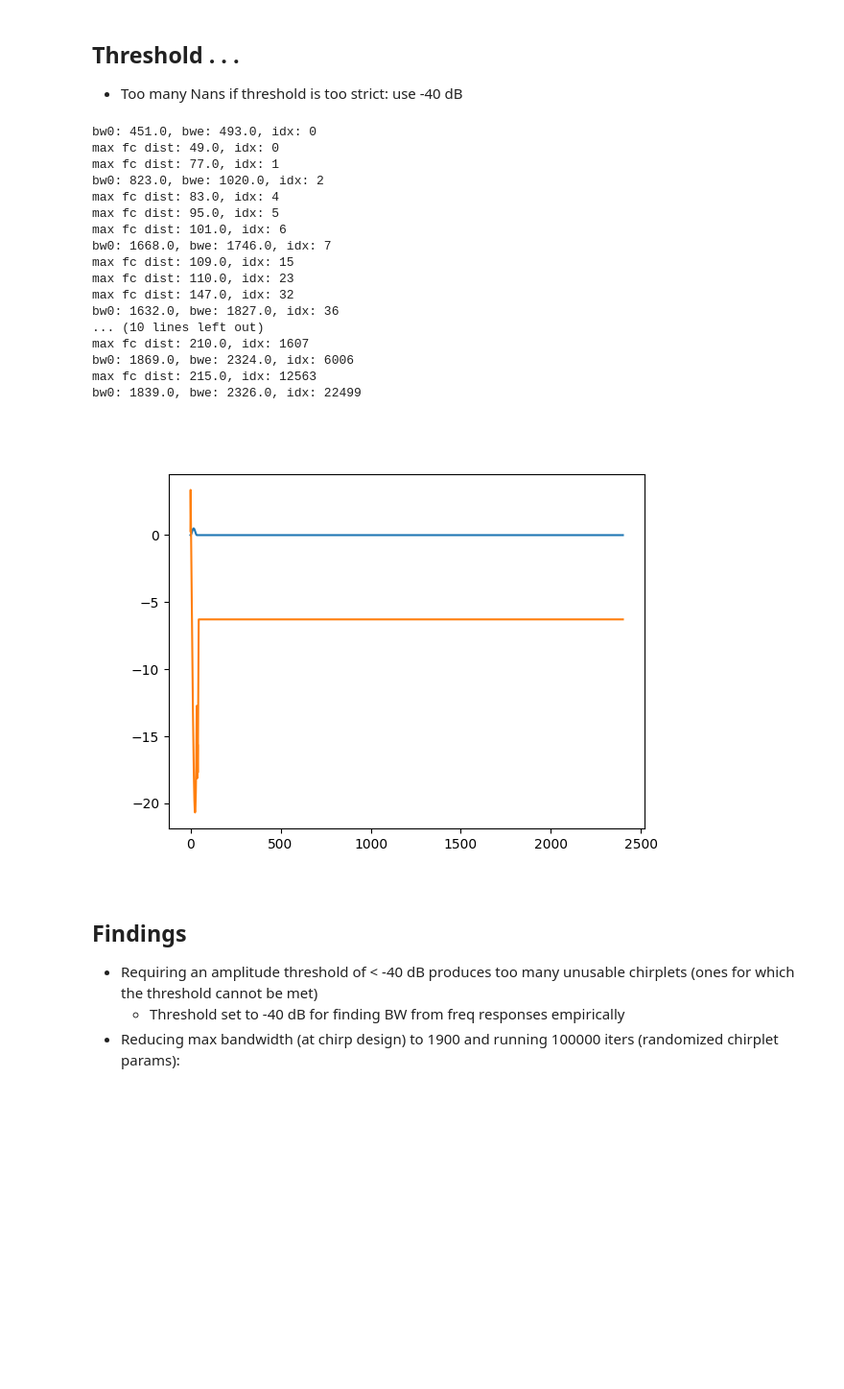
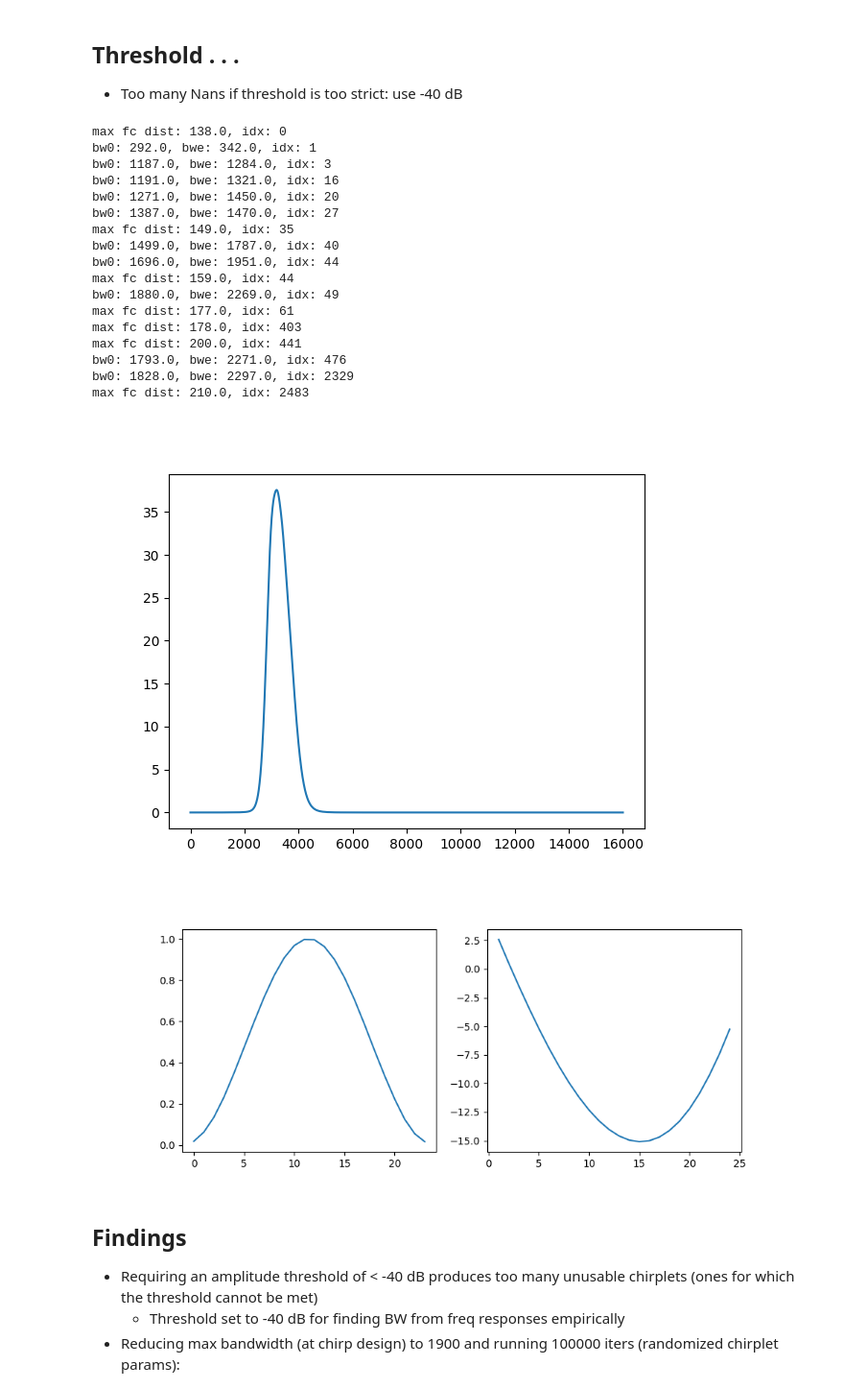
Before and after one commit to lane-miller/speech-deepfake-detection, a Jupyter notebook: 01_poc/04_bandpass_samp.ipynb, the cells around one changed output. Shown at 96% size. Cells and saved outputs as stored; diff of their text form; code cells hidden in the pictures; blank space fills up the shorter version.

Commit message:
Add hilbert transform to conv1d output to avoid potential mirror overlap in complex demod operation (as part of band limited sampling)

```diff
--- a/01_poc/04_bandpass_samp.ipynb
+++ b/01_poc/04_bandpass_samp.ipynb
@@ -82,7 +82,7 @@ plt.show()
 [figure]
 # %%
 # Generate many chirplets and collect data
-N = 25000
+N = 2500
 data = []
 
 for i in range(N):
@@ -179,55 +165,71 @@ for i, d in enumerate(data):
         imax_fc_shift = i
         print(f"max fc dist: {max_fc_shift}, idx: {i}")
 # %% [output]
-bw0: 451.0, bwe: 493.0, idx: 0
-max fc dist: 49.0, idx: 0
-max fc dist: 77.0, idx: 1
-bw0: 823.0, bwe: 1020.0, idx: 2
-max fc dist: 83.0, idx: 4
-max fc dist: 95.0, idx: 5
-max fc dist: 101.0, idx: 6
-bw0: 1668.0, bwe: 1746.0, idx: 7
-max fc dist: 109.0, idx: 15
-max fc dist: 110.0, idx: 23
-max fc dist: 147.0, idx: 32
-bw0: 1632.0, bwe: 1827.0, idx: 36
-... (10 lines left out)
-max fc dist: 210.0, idx: 1607
-bw0: 1869.0, bwe: 2324.0, idx: 6006
-max fc dist: 215.0, idx: 12563
-bw0: 1839.0, bwe: 2326.0, idx: 22499
+max fc dist: 138.0, idx: 0
+bw0: 292.0, bwe: 342.0, idx: 1
+bw0: 1187.0, bwe: 1284.0, idx: 3
+bw0: 1191.0, bwe: 1321.0, idx: 16
+bw0: 1271.0, bwe: 1450.0, idx: 20
+bw0: 1387.0, bwe: 1470.0, idx: 27
+max fc dist: 149.0, idx: 35
+bw0: 1499.0, bwe: 1787.0, idx: 40
+bw0: 1696.0, bwe: 1951.0, idx: 44
+max fc dist: 159.0, idx: 44
+bw0: 1880.0, bwe: 2269.0, idx: 49
+max fc dist: 177.0, idx: 61
+max fc dist: 178.0, idx: 403
+max fc dist: 200.0, idx: 441
+bw0: 1793.0, bwe: 2271.0, idx: 476
+bw0: 1828.0, bwe: 2297.0, idx: 2329
+max fc dist: 210.0, idx: 2483
 # %%
 # Complex demodulation bandpass sampling - first on padded chirplet
 
-from scipy.signal import resample_poly
+from scipy.signal import resample_poly, hilbert
 from fractions import Fraction
 
 frac = Fraction(2400, FS).limit_denominator(1000)
 up, down = frac.numerator, frac.denominator
 
 # Recreate chirplet from previous test w max empirical bw / fc distortion
 idx = imax_bwe
-idx = imax_fc_shift
-idx = 32
+# idx = imax_fc_shift
 
 p = data[idx]
 ch = pchirp(p["f1f2"][0], p["f1f2"][1], p["duration_ms"], p["degree"])
 chp = np.pad(ch, (0, int(FS * T - len(ch))))
 
 # Compute new fc
 f1e, f2e = get_bw_actual(chp, -40)
 fce = (f1e + f2e) / 2
 
+# Hilbert transform before shifting and downsampling to avoid potential overlap of negative freq content with low fc chirplets
+chp_hilb = hilbert(chp)
+
+# Ensure no negative freqs
+plt.figure()
+plt.plot(np.abs(np.fft.fft(chp_hilb)))
+plt.show()
+
 # Complex demod - shift by fc
 t = np.arange(0., T, 1 / FS)
-chp_demod = chp * np.exp(-1j * 2 * np.pi * fce * t)
+chp_demod = chp_hilb * np.exp(-1j * 2 * np.pi * fce * t)
 
 # Resample (can't just decimate because new FS doesn't divide into FS
 chp_res = resample_poly(chp_demod, up=up, down=down)
 
-plt.figure()
-plt.plot(np.abs(chp_res))
-plt.plot(np.unwrap(np.angle(chp_res)))
+# Plot mag and phase after demod - masking necessary because of long zero pad tail in toy example
+mag = np.abs(chp_res)
+threshold = 10 ** (-40 / 20) * np.max(mag)  # -40dB relative to peak
+mask = mag > threshold
+phase_raw = np.angle(chp_res)
+phase_unwrapped = np.full_like(phase_raw, np.nan)
+phase_unwrapped[mask] = np.unwrap(phase_raw[mask])
+
+figs, axs = plt.subplots(1,2, figsize=(10, 4))
+axs[0].plot(mag[mask])
+axs[1].plot(phase_unwrapped)
 plt.show()
 # %% [output]
-[figure, old version]
+[figure, new version]
+[figure, added]
```
Also changed, not shown: parts of 3 cells of this notebook.
